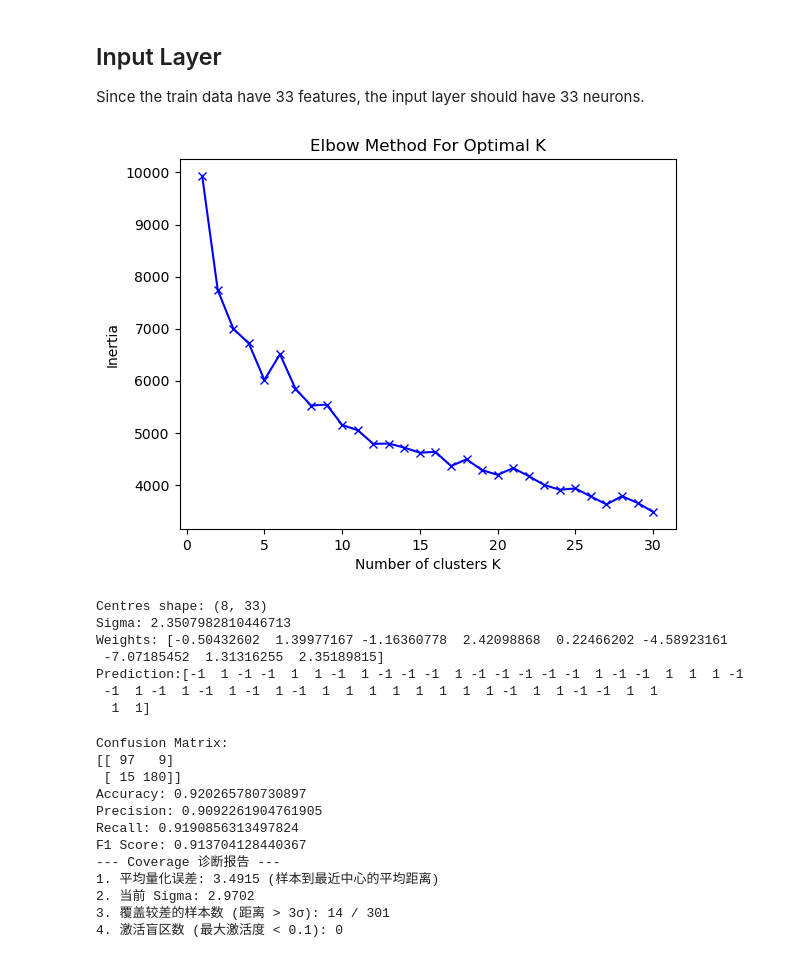
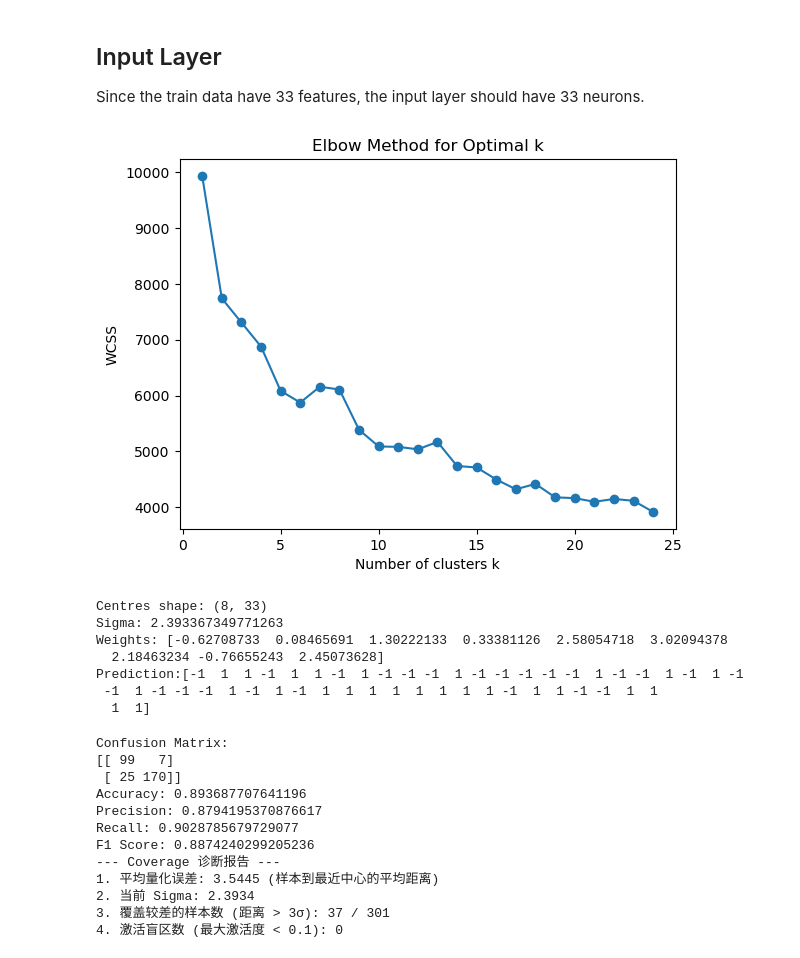
Before and after one commit to yzmyyds/NTU_EE7207, a Jupyter notebook: Assignments/A1/RBFNN.ipynb, the cells around one changed output. Drawn from its saved outputs; the diff is of its cells as text; code cells hidden in the pictures.

```diff
--- a/Assignments/A1/RBFNN.ipynb
+++ b/Assignments/A1/RBFNN.ipynb
@@ -63,45 +63,45 @@ class ncs_Kmeans:
         for _ in range(self.max_iters):
             #assign clusters
             clusters=[]
             for x in self.X:
                 distances=self.distance(x, self.centres)
                 cluster=np.argmin(distances)
                 clusters.append(cluster)
             clusters=np.array(clusters)
 
             #update centres
             new_centres=[]
             for i in range(self.n_clusters):
                 points=self.X[clusters==i]
                 new_centre=points.mean(axis=0)
                 new_centres.append(new_centre)
             new_centres=np.array(new_centres)
 
             #check convergence
             if np.all(self.centres==new_centres):
                 break
             self.centres=new_centres
 
         self.clusters=clusters
         return self.centres, self.clusters
-## elbow method to select number of clusters
-inertias=[]
-K=range(1,31)
-for k in K:
+## elbow method with WCSS to select number of clusters
+wcss=[]
+for k in range(1,25):
     kmeans=ncs_Kmeans(X, n_clusters=k)
     centres, clusters=kmeans.fit()
-    inertia=0
+    wcss_k=0
     for i in range(k):
         points=X[clusters==i]
-        inertia+=np.sum((points - centres[i])**2)
-    inertias.append(inertia)
-plt.plot(K, inertias, 'bx-')
-plt.xlabel('Number of clusters K')
-plt.ylabel('Inertia')
-plt.title('Elbow Method For Optimal K')
+        wcss_k+=np.sum((points - centres[i])**2)
+    wcss.append(wcss_k)
+plt.plot(range(1,25), wcss, marker='o')
+plt.title('Elbow Method for Optimal k')
+plt.xlabel('Number of clusters k')
+plt.ylabel('WCSS')
+plt.savefig('fig/elbow_k_select.png')
 plt.show()
 # %% [output]
-[figure, old version]
+[figure, new version]
 # %%
 ##select k=8
 kmeans=ncs_Kmeans(X, n_clusters=8)
@@ -174,11 +174,11 @@ print("Weights:", W.flatten())
 print(f"Prediction:{y_pred.flatten()}")
 # %% [output]
 Centres shape: (8, 33)
-Sigma: 2.3507982810446713
-Weights: [-0.50432602  1.39977167 -1.16360778  2.42098868  0.22466202 -4.58923161
- -7.07185452  1.31316255  2.35189815]
-Prediction:[-1  1 -1 -1  1  1 -1  1 -1 -1 -1  1 -1 -1 -1 -1 -1  1 -1 -1  1  1  1 -1
- -1  1 -1  1 -1  1 -1  1 -1  1  1  1  1  1  1  1  1 -1  1  1 -1 -1  1  1
+Sigma: 2.393367349771263
+Weights: [-0.62708733  0.08465691  1.30222133  0.33381126  2.58054718  3.02094378
+  2.18463234 -0.76655243  2.45073628]
+Prediction:[-1  1  1 -1  1  1 -1  1 -1 -1 -1  1 -1 -1 -1 -1 -1  1 -1 -1  1 -1  1 -1
+ -1  1 -1 -1 -1  1 -1  1 -1  1  1  1  1  1  1  1  1 -1  1  1 -1 -1  1  1
   1  1]
 # %%
 ##evaluation use train
@@ -220,16 +220,16 @@ blind_spots = np.sum(max_activations < 0.1)
 print(f"4. 激活盲区数 (最大激活度 < 0.1): {blind_spots}")
 # %% [output]
 Confusion Matrix:
-[[ 97   9]
- [ 15 180]]
-Accuracy: 0.920265780730897
-Precision: 0.9092261904761905
-Recall: 0.9190856313497824
-F1 Score: 0.913704128440367
+[[ 99   7]
+ [ 25 170]]
+Accuracy: 0.893687707641196
+Precision: 0.8794195370876617
+Recall: 0.9028785679729077
+F1 Score: 0.8874240299205236
 --- Coverage 诊断报告 ---
-1. 平均量化误差: 3.4915 (样本到最近中心的平均距离)
-2. 当前 Sigma: 2.9702
-3. 覆盖较差的样本数 (距离 > 3σ): 14 / 301
+1. 平均量化误差: 3.5445 (样本到最近中心的平均距离)
+2. 当前 Sigma: 2.3934
+3. 覆盖较差的样本数 (距离 > 3σ): 37 / 301
 4. 激活盲区数 (最大激活度 < 0.1): 0
 # %%
 from sklearn.decomposition import PCA
```
Also changed, not shown: parts of 3 cells of this notebook, 4 other files.
